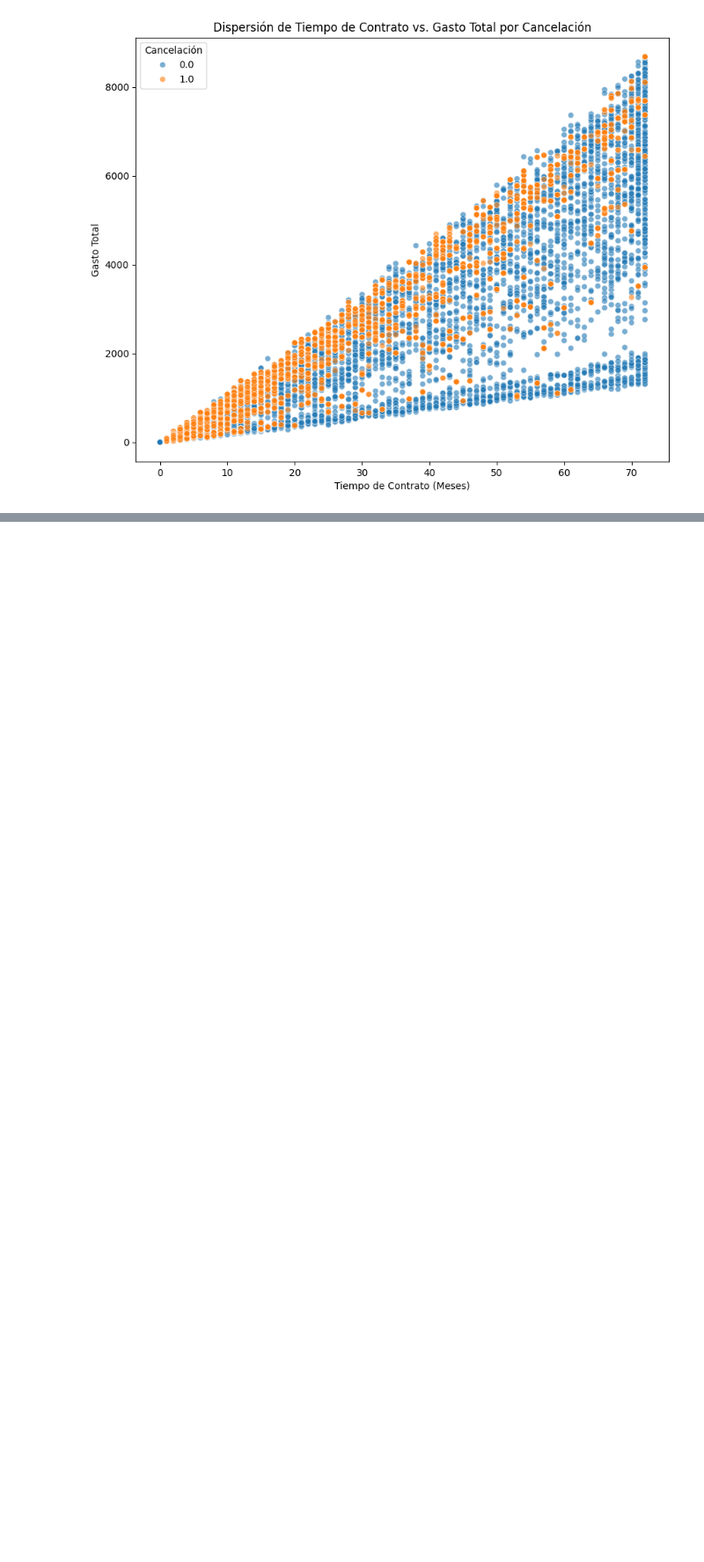
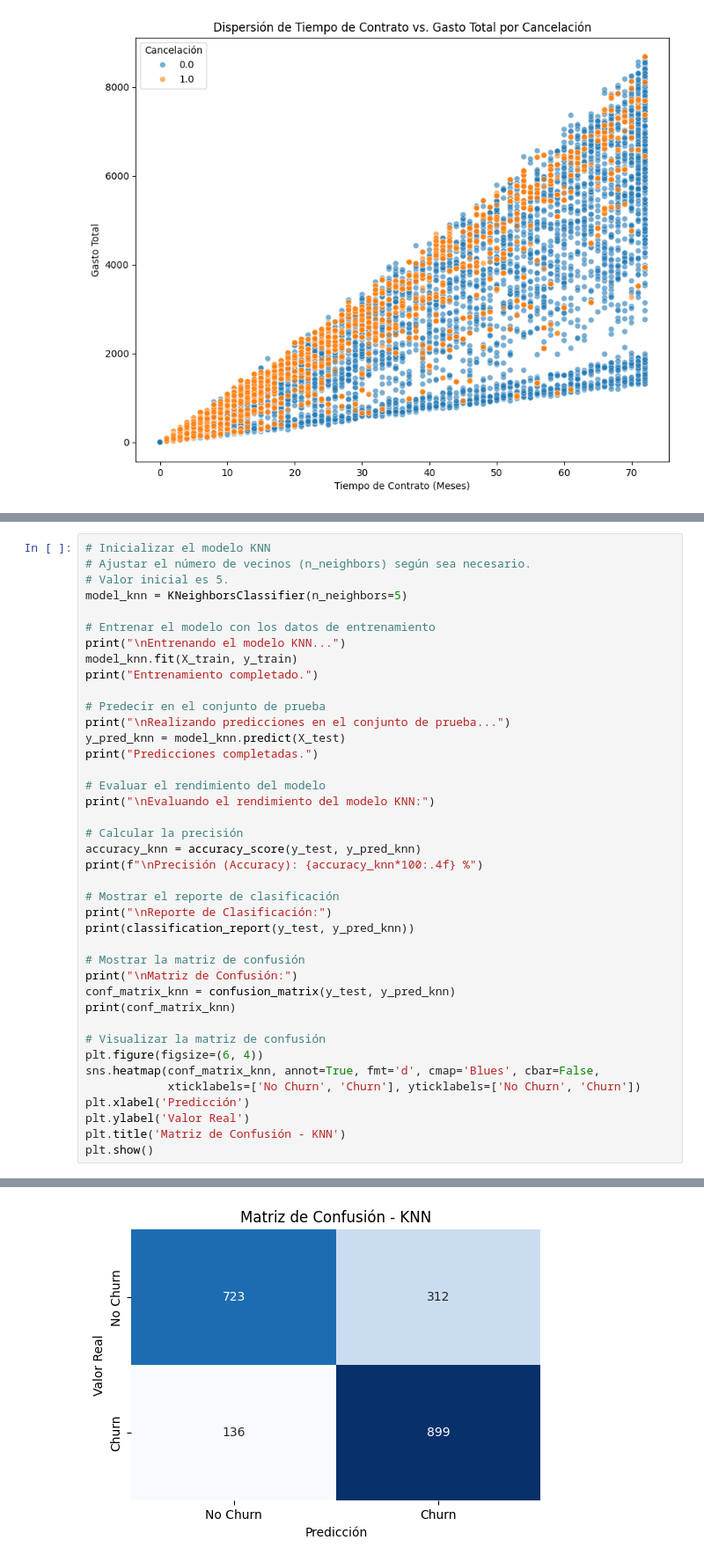
Before and after one commit to ggsgranados/TelecomX-LATAM-Parte-2, a Jupyter notebook: Telecom_X_Parte_2.ipynb, the cells around one changed output, grey strips where cells are left out. Shown at 88% size. Cells and saved outputs as stored; diff of their text form; blank space fills up the shorter version.

```diff
--- a/Telecom_X_Parte_2.ipynb
+++ b/Telecom_X_Parte_2.ipynb
@@ -358,0 +495,41 @@ plt.show()
+# %%
+# Inicializar el modelo KNN
+# Ajustar el número de vecinos (n_neighbors) según sea necesario.
+# Valor inicial es 5.
+model_knn = KNeighborsClassifier(n_neighbors=5)
+
+# Entrenar el modelo con los datos de entrenamiento
+print("\nEntrenando el modelo KNN...")
+model_knn.fit(X_train, y_train)
+print("Entrenamiento completado.")
+
+# Predecir en el conjunto de prueba
+print("\nRealizando predicciones en el conjunto de prueba...")
+y_pred_knn = model_knn.predict(X_test)
+print("Predicciones completadas.")
+
+# Evaluar el rendimiento del modelo
+print("\nEvaluando el rendimiento del modelo KNN:")
+
+# Calcular la precisión
+accuracy_knn = accuracy_score(y_test, y_pred_knn)
+print(f"\nPrecisión (Accuracy): {accuracy_knn*100:.4f} %")
+
+# Mostrar el reporte de clasificación
+print("\nReporte de Clasificación:")
+print(classification_report(y_test, y_pred_knn))
+
+# Mostrar la matriz de confusión
+print("\nMatriz de Confusión:")
+conf_matrix_knn = confusion_matrix(y_test, y_pred_knn)
+print(conf_matrix_knn)
+
+# Visualizar la matriz de confusión
+plt.figure(figsize=(6, 4))
+sns.heatmap(conf_matrix_knn, annot=True, fmt='d', cmap='Blues', cbar=False,
+            xticklabels=['No Churn', 'Churn'], yticklabels=['No Churn', 'Churn'])
+plt.xlabel('Predicción')
+plt.ylabel('Valor Real')
+plt.title('Matriz de Confusión - KNN')
+plt.show()
+# %% [output]
@@ -358,0 +553 @@ plt.show()
+[figure, added]
```
Also changed, not shown: parts of 23 cells of this notebook.
